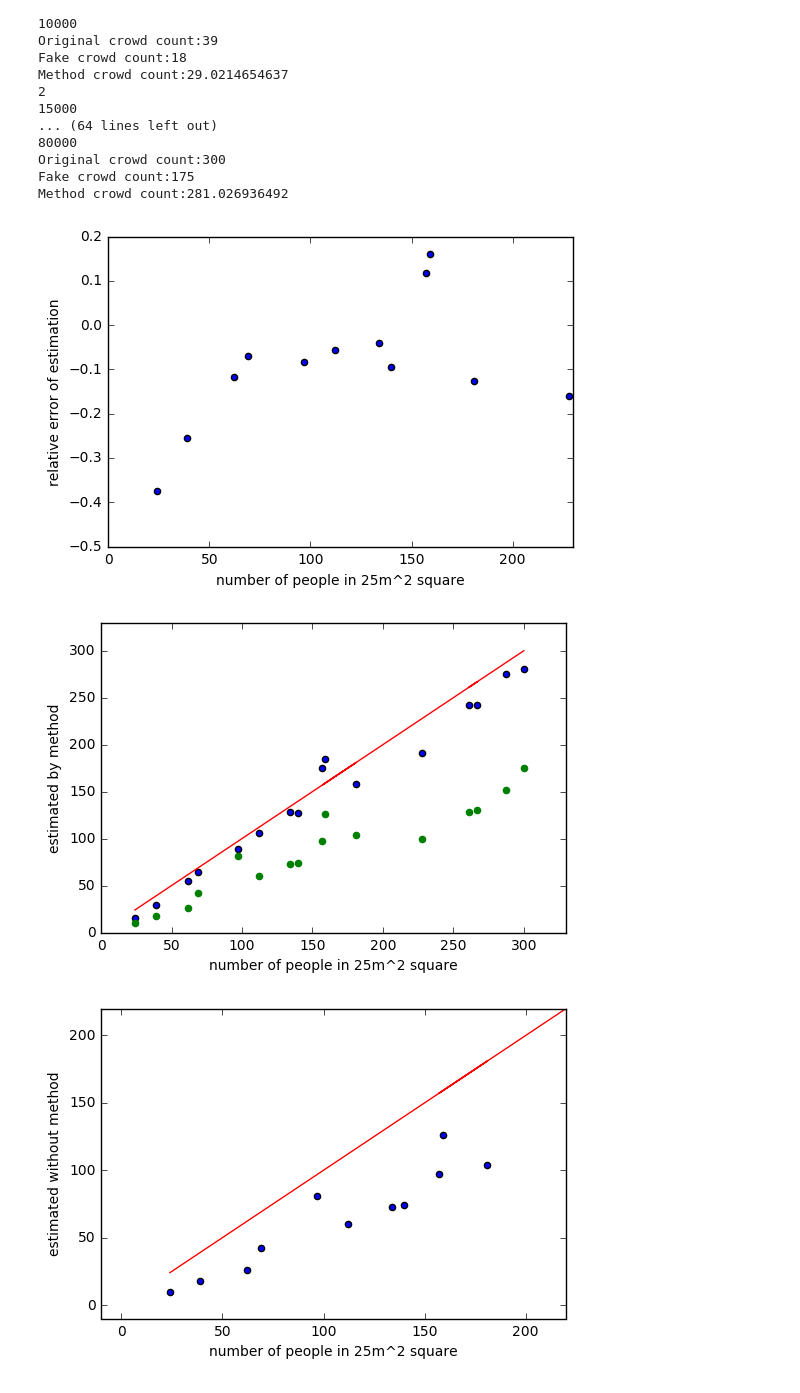
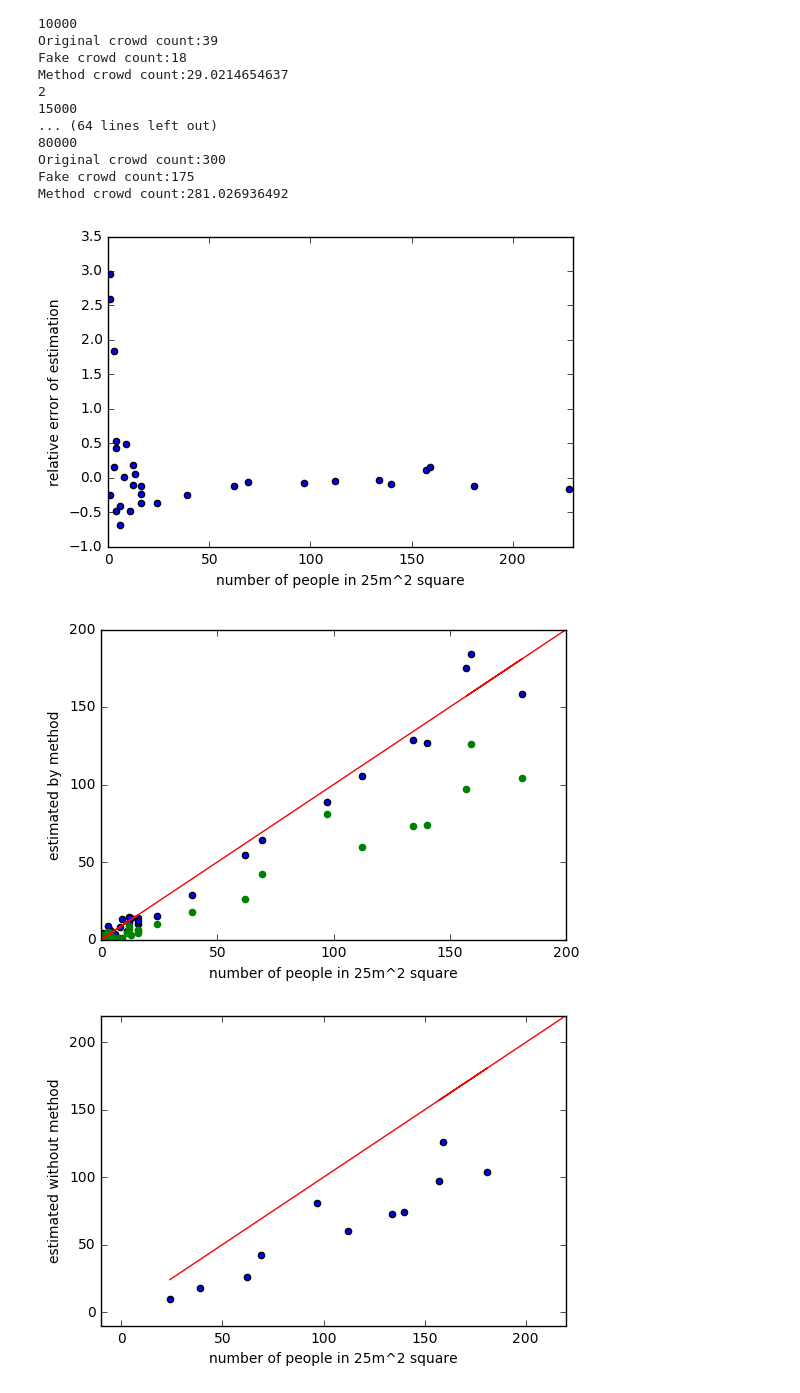
Before and after one commit to ArenA-Crowds/Crowds, a Jupyter notebook: Simulations.ipynb, the cells around one changed output. Cells and saved outputs as stored; diff of their text form; code cells hidden in the pictures.

```diff
--- a/Simulations.ipynb
+++ b/Simulations.ipynb
@@ -264,17 +264,17 @@ b
 # %% [output]
 30.211094383337674
 # %%
-def run( width_stadium, length_stadium, square_half_size, window, stride):
+def run( width_stadium, length_stadium, square_half_size, window, stride, crowd_size, step, iterations):
     errors = []
     differences = []
     scatter = []
     scatter_method = []
-    crowd_size = 0
-    step = 5000
+    #crowd_size = 0
+    #step = 5000
     original_crowd_count_list = []
     fake_crowd_count_list = []
     method_crowd_count_list = []
-    for i in range (0, 16):
+    for i in range (0, iterations):
         crowd_size +=step
         print(i)
         positions = read_original_positions(path_original_positions + str(crowd_size)+".pkl")
@@ -353,0 +333,2 @@ def runFakePositions(time_interval, width_stadium, length_stadium, square_half_s
+# %%
+lists_small = run( 105.0, 68.0, 2.5, 8, 30, 0, 200, 20)
@@ -377,8 +376,14 @@ Method crowd count:281.026936492
 import matplotlib.pyplot as plt
 import matplotlib
 import numpy as np
+
+x_small = np.array([r[0] for r in lists_small[3] ])
+y_small = np.array([r[1] for r in lists_small[3] ])
 x = np.array([r[0] for r in lists[3] ])
 y = np.array([r[1] for r in lists[3] ])
+
+x= np.concatenate((x_small, x))
+y= np.concatenate((y_small, y))
 
 #fig, ax = plt.subplots()
 fit = np.polyfit(x, y, deg = 1)
@@ -394,44 +399,56 @@ plt.ylabel('relative error of estimation')
 plt.xlabel('number of people in 25m^2 square')
 axes = plt.gca()
 axes.set_xlim([0, 230])
-#axes.set_ylim([-0.5, 0.5])
+axes.set_ylim([-1, 3.5])
 plt.show()
 # %% [output]
-[figure, old version]
+[figure, new version]
 # %%
 lists[3]
 # %%
 import matplotlib.pyplot as plt
 import matplotlib
 import numpy as np
 x = np.array([r for r in lists[4] ])
 y = np.array([r for r in lists[6] ])
+
+x_small = np.array([r for r in lists_small[4] ])
+y_small = np.array([r for r in lists_small[6] ])
+
+x= np.concatenate((x_small, x))
+y= np.concatenate((y_small, y))
 
 #fig, ax = plt.subplots()
 fit = np.polyfit(x, y, deg = 1)
 #ax.plot(x, fit[0] * x + fit[1], color='red')
 #ax.scatter(x, y)
 #plt.show()
 
 
 #plt.plot(x, fit[0] * x + fit[1], color='red')
 plt.plot(x,  x , color='red')
 #plt.plot(0, color='red')
 plt.scatter(x, y)
 
 
 x = np.array([r for r in lists[4] ])
 y = np.array([r for r in lists[5] ])
+x_small = np.array([r for r in lists_small[4] ])
+y_small = np.array([r for r in lists_small[5] ])
+
+x= np.concatenate((x_small, x))
+y= np.concatenate((y_small, y))
+
 plt.scatter(x, y, color = 'green')
 
 plt.ylabel('estimated by method')
 plt.xlabel('number of people in 25m^2 square')
 axes = plt.gca()
-axes.set_xlim([0, 330])
-axes.set_ylim([0,330])
+axes.set_xlim([0, 200])
+axes.set_ylim([0,200])
 plt.show()
 # %% [output]
-[figure, old version]
+[figure, new version]
 # %%
 x = np.array([r for r in lists[4] ])
 y = np.array([r for r in lists[5] ])
```
Also changed, not shown: parts of 24 cells of this notebook, 3 other files.
